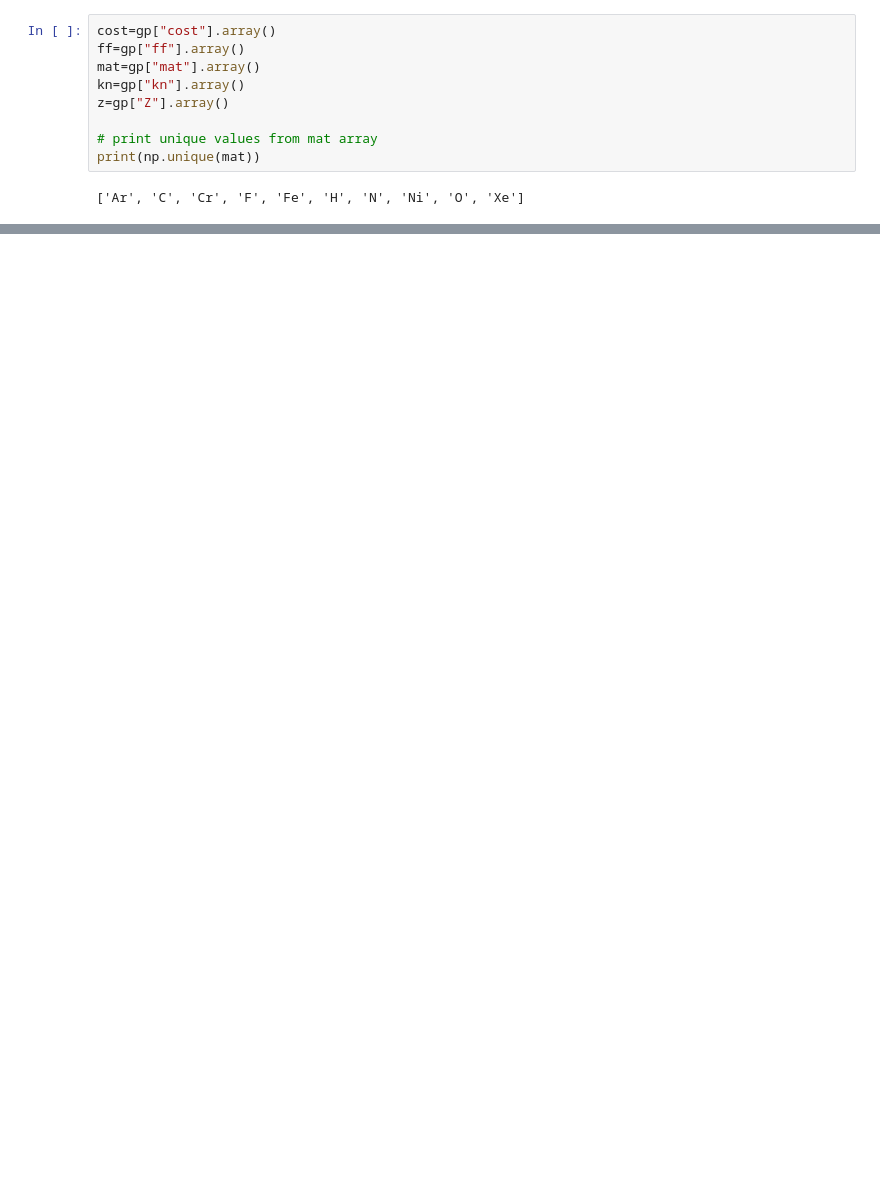
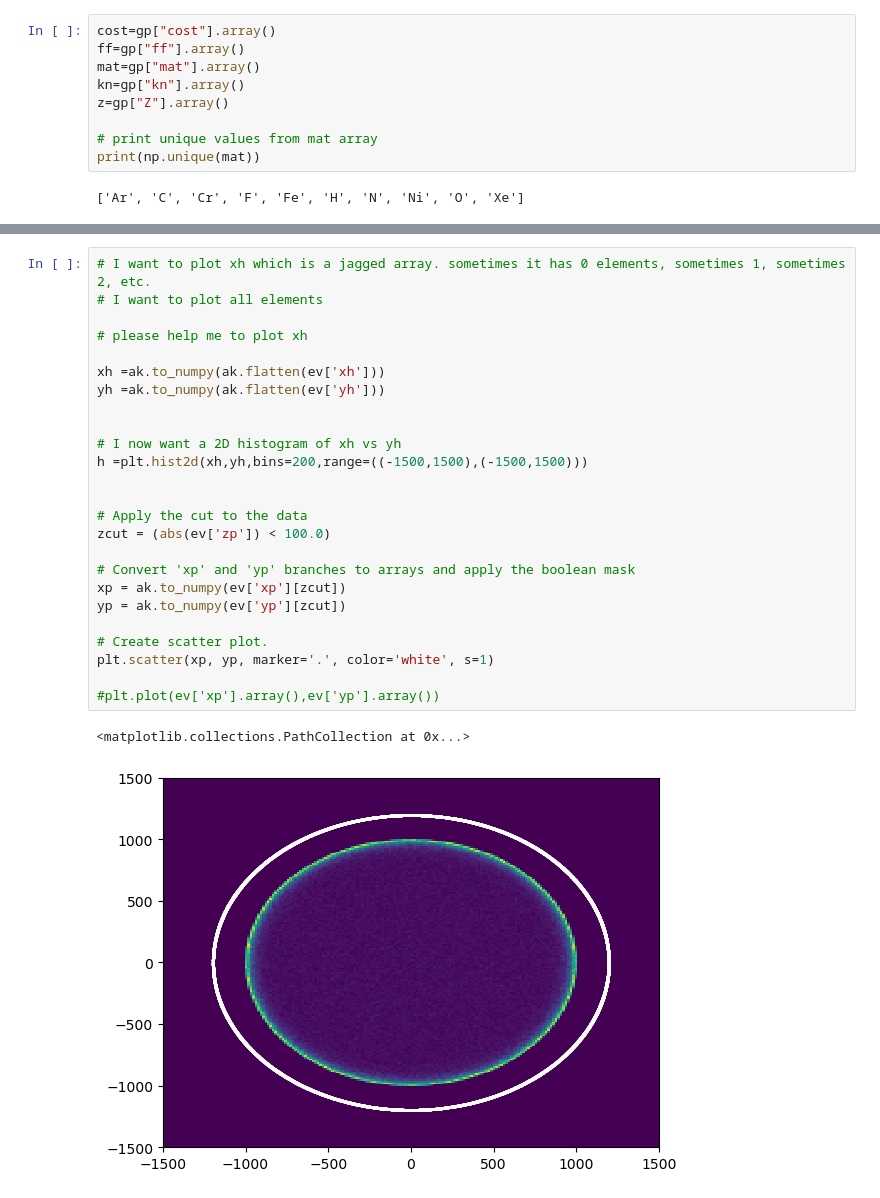
Before and after one commit to acolijn/G4FastSim, a Jupyter notebook: notebook/xsec_plot.ipynb, the cells around one changed output, grey strips where cells are left out. Drawn from its saved outputs; the diff is of its cells as text; blank space fills up the shorter version.

```diff
--- a/notebook/xsec_plot.ipynb
+++ b/notebook/xsec_plot.ipynb
@@ -80,0 +58,28 @@ for i in range(len(ec)):
+# %%
+# I want to plot xh which is a jagged array. sometimes it has 0 elements, sometimes 1, sometimes 2, etc.
+# I want to plot all elements
+
+# please help me to plot xh
+
+xh =ak.to_numpy(ak.flatten(ev['xh']))
+yh =ak.to_numpy(ak.flatten(ev['yh']))
+
+
+# I now want a 2D histogram of xh vs yh
+h =plt.hist2d(xh,yh,bins=200,range=((-1500,1500),(-1500,1500)))
+
+
+# Apply the cut to the data
+zcut = (abs(ev['zp']) < 100.0)
+
+# Convert 'xp' and 'yp' branches to arrays and apply the boolean mask
+xp = ak.to_numpy(ev['xp'][zcut])
+yp = ak.to_numpy(ev['yp'][zcut])
+
+# Create scatter plot.
+plt.scatter(xp, yp, marker='.', color='white', s=1)
+
+#plt.plot(ev['xp'].array(),ev['yp'].array())
+# %% [output]
+<matplotlib.collections.PathCollection at 0x...>
+[figure, added]
```
Also changed, not shown: parts of 9 cells of this notebook, 8 other files.
